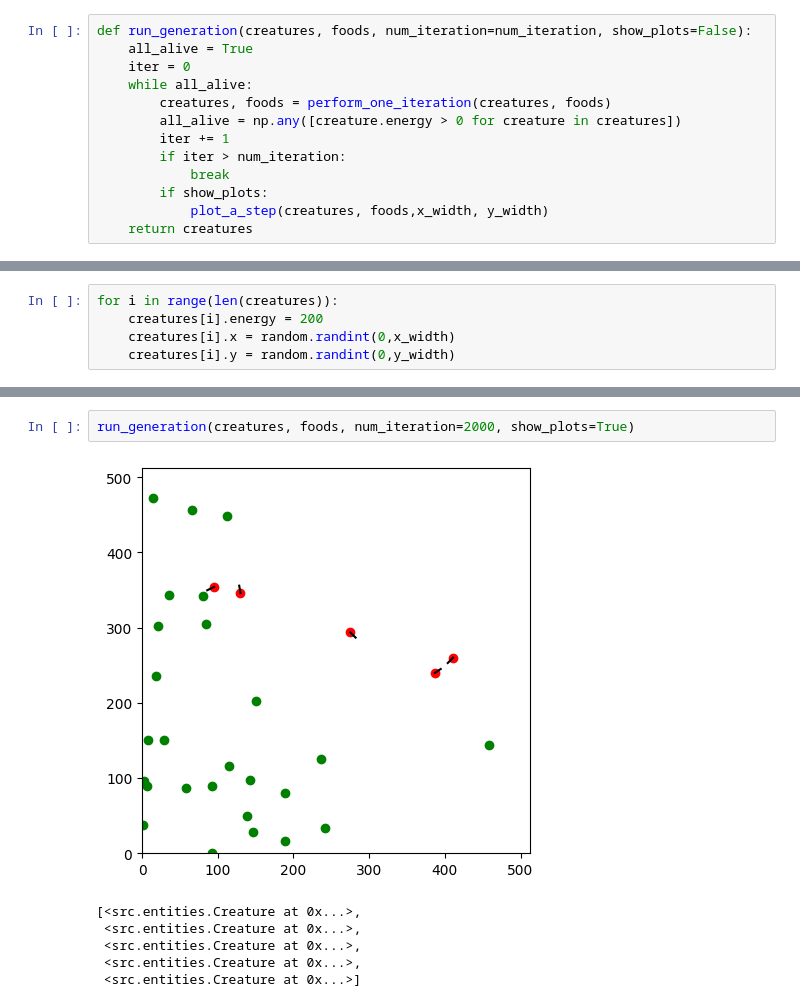
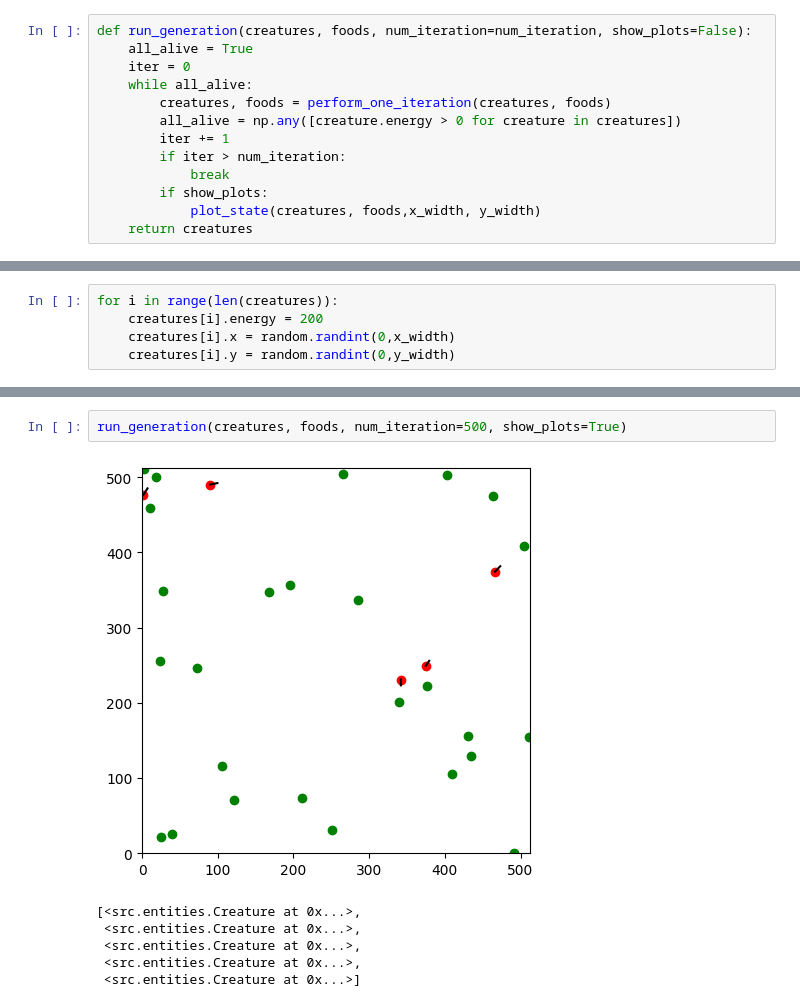
Before and after one commit to Pooya-A/GenAlgo_practice, a Jupyter notebook: projects/simple_creatures/interactive_run.ipynb, the cells around one changed output, grey strips where cells are left out. Cells and saved outputs as stored; diff of their text form.

```diff
--- a/projects/simple_creatures/interactive_run.ipynb
+++ b/projects/simple_creatures/interactive_run.ipynb
@@ -75,6 +71,6 @@ def run_generation(creatures, foods, num_iteration=num_iteration, show_plots=Fal
 		if iter > num_iteration:
 			break
 		if show_plots:
-			plot_a_step(creatures, foods,x_width, y_width)
+			plot_state(creatures, foods,x_width, y_width)
 	return creatures
 # %%
@@ -138,7 +134,7 @@ plot_initial_step(creatures, foods, x_width, y_width)
 # %%
-run_generation(creatures, foods, num_iteration=2000, show_plots=True)
+run_generation(creatures, foods, num_iteration=500, show_plots=True)
 # %% [output]
-[figure, old version]
+[figure, new version]
 [<src.entities.Creature at 0x...>,
  <src.entities.Creature at 0x...>,
  <src.entities.Creature at 0x...>,
```
Also changed, not shown: parts of 5 cells of this notebook, 1 other file.
